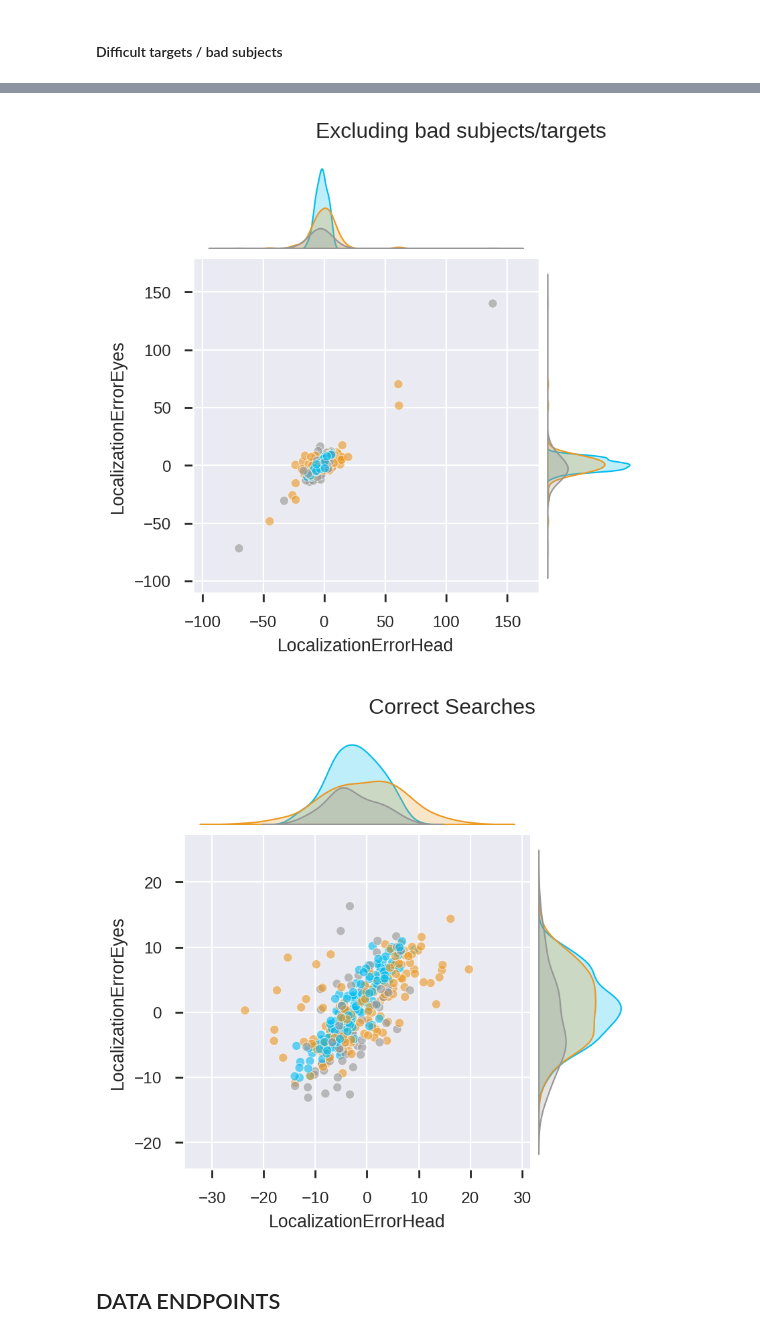
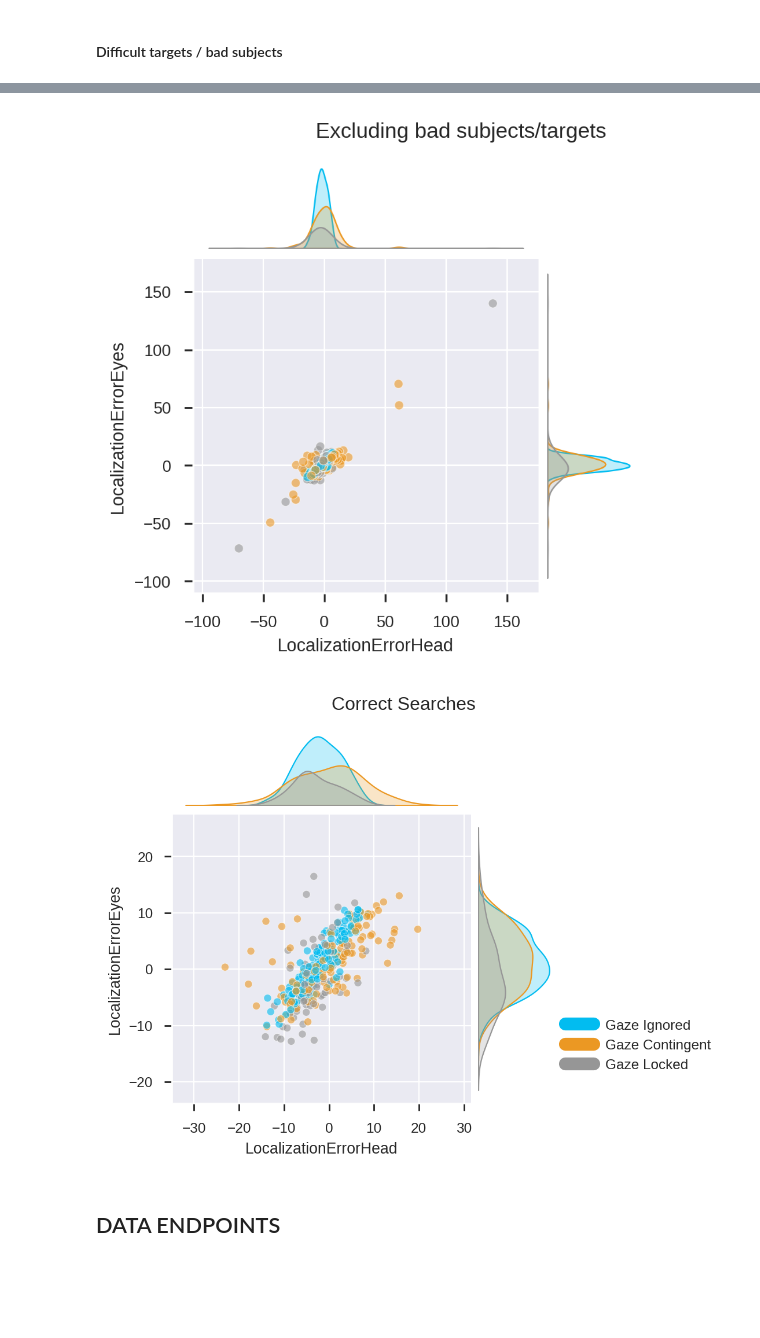
Before and after one commit to neuralcodinglab/SPVGazeAnalysis, a Jupyter notebook: visual_search/vs_endpoints_analysis.ipynb, the cells around one changed output, grey strips where cells are left out. Drawn from its saved outputs; the diff is of its cells as text; code cells hidden in the pictures; blank space fills up the shorter version.

```diff
--- a/visual_search/vs_endpoints_analysis.ipynb
+++ b/visual_search/vs_endpoints_analysis.ipynb
@@ -238,12 +262,25 @@ plt.show()
 # %%
+from visualization import COLORS, COND_REDEFINED
+def add_legend(colors=COLORS.values(), labels=COND_REDEFINED.values(),ax=None, **kwargs):
+    lines = [matplotlib.lines.Line2D([0], [0], color=c , lw=8) for c in colors]
+    ax = plt.gca() if ax is None else ax
+    ax.legend(lines, labels, **kwargs)
+
+
 handles = visualization.joint_distribution_plots(valid_searches, [('LocalizationErrorHead','LocalizationErrorEyes')])
 plt.suptitle('Excluding bad subjects/targets')
-handles = visualization.joint_distribution_plots(succesfull_searches, [('LocalizationErrorHead','LocalizationErrorEyes')])
+handles = visualization.joint_distribution_plots(successful_searches, [('LocalizationErrorHead','LocalizationErrorEyes')])
 plt.suptitle('Correct Searches')
+
+
+add_legend(loc='center left', bbox_to_anchor=(1, 0.2))
+
+
+
 plt.show()
 # %% [output]
-[figure, old version]
+[figure, new version]
-[figure, old version]
+[figure, new version]
 # %%
 # def get_colors(labels, cmap='viridis', alpha=0.25):
 #     colormap = matplotlib.colormaps.get_cmap(cmap)
```
Also changed, not shown: parts of 15 cells of this notebook.
